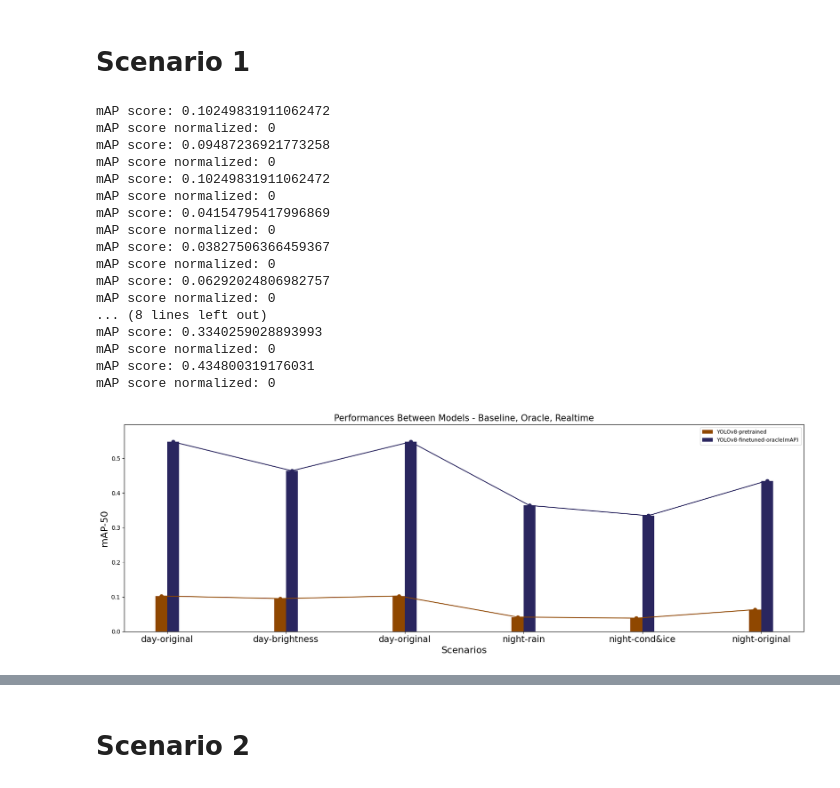
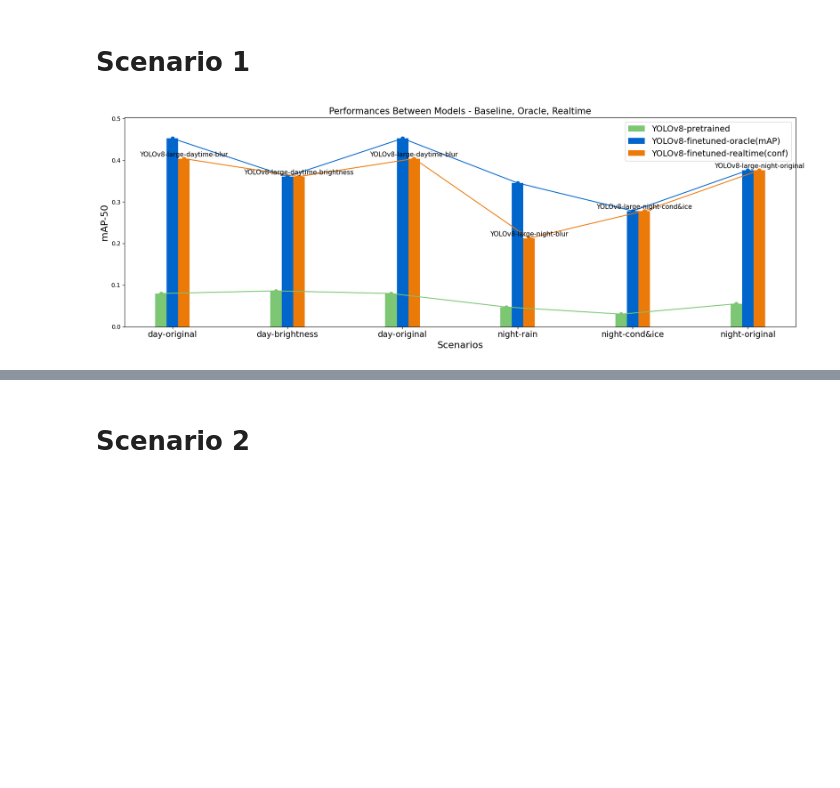
Before and after one commit to kmuhan/GREAT, a Jupyter notebook: subsequent-evaluation.ipynb, the cells around one changed output, grey strips where cells are left out. Drawn from its saved outputs; the diff is of its cells as text; code cells hidden in the pictures; blank space fills up the shorter version.

```diff
--- a/subsequent-evaluation.ipynb
+++ b/subsequent-evaluation.ipynb
@@ -255,7 +272,7 @@ label_folders = [
     'BDD100k/labels/test/'
 ]
 
-categories = [
+categories_c1 = [
     'day-original',
     'day-brightness',
     'day-original',
@@ -270,63 +287,70 @@ model0 = YOLO('model/YOLOv8-large-daytime/weights/best.pt')
 model1 = YOLO('model/YOLOv8-large-daytime-brightness-v2/weights/best.pt')
 model2 = YOLO('model/YOLOv8-large-daytime/weights/best.pt')
 model3 = YOLO('model/YOLOv8-large-night-rain/weights/best.pt')
 model4 = YOLO('model/YOLOv8-large-night-cond&ice/weights/best.pt')
 model5 = YOLO('model/YOLOv8-large-night-original/weights/best.pt')
 
 baseline_c1 = []
 oracle_c1 = []
+realtime_c1 = []
+
+EVC = 300
 
 for i in range(len(image_folders)):
-    baseline_c1.append(get_score_map(model=model99, root_folder=label_folders[i], image_folder=image_folders[i], evc=100)[0])
+    baseline_c1.append(get_score_map(model=model99, root_folder=label_folders[i], image_folder=image_folders[i], evc=EVC)[0])
 
-oracle_c1.append(get_score_map(model=model0, root_folder=label_folders[0], image_folder=image_folders[0], evc=100)[0])
-oracle_c1.append(get_score_map(model=model1, root_folder=label_folders[1], image_folder=image_folders[1], evc=100)[0])
-oracle_c1.append(get_score_map(model=model2, root_folder=label_folders[2], image_folder=image_folders[2], evc=100)[0])
-oracle_c1.append(get_score_map(model=model3, root_folder=label_folders[3], image_folder=image_folders[3], evc=100)[0])
-oracle_c1.append(get_score_map(model=model4, root_folder=label_folders[4], image_folder=image_folders[4], evc=100)[0])
-oracle_c1.append(get_score_map(model=model5, root_folder=label_folders[5], image_folder=image_folders[5], evc=100)[0])
+oracle_c1.append(get_score_map(model=model0, root_folder=label_folders[0], image_folder=image_folders[0], evc=EVC)[0])
+oracle_c1.append(get_score_map(model=model1, root_folder=label_folders[1], image_folder=image_folders[1], evc=EVC)[0])
+oracle_c1.append(get_score_map(model=model2, root_folder=label_folders[2], image_folder=image_folders[2], evc=EVC)[0])
+oracle_c1.append(get_score_map(model=model3, root_folder=label_folders[3], image_folder=image_folders[3], evc=EVC)[0])
+oracle_c1.append(get_score_map(model=model4, root_folder=label_folders[4], image_folder=image_folders[4], evc=EVC)[0])
+oracle_c1.append(get_score_map(model=model5, root_folder=label_folders[5], image_folder=image_folders[5], evc=EVC)[0])
 
-x = np.arange(len(categories))
+best_models_conf = []
+for i in range(len(image_folders)):
+    best_model_conf = get_best_conf(image_folder=image_folders[i], evc=EVC*0.05)
+    best_models_conf.append(best_model_conf)
+    realtime_c1.append(get_score_map(model=YOLO(best_model_conf), root_folder=label_folders[i], image_folder=image_folders[i], evc=EVC)[0])
+
+categories_c1 = [
+    'day-original',
+    'day-brightness',
+    'day-original',
+    'night-rain',
+    'night-cond&ice',
+    'night-original'
+]
+
+x = np.arange(len(categories_c1))
 width = 0.1
 
 fig, ax = plt.subplots(figsize=(17, 6))
 
-ax.bar(x - 0.5*width, baseline_c1, width, label='YOLOv8-pretrained', color='#8F4700')
-ax.plot(x - 0.5*width, baseline_c1, marker='o', color='#8F4700')
+ax.bar(x - 1*width, baseline_c1, width, label='YOLOv8-pretrained', color='#7CC674')
+ax.plot(x - 1*width, baseline_c1, marker='o', color='#7CC674')
 
-ax.bar(x + 0.5*width, oracle_c1, width, label='YOLOv8-finetuned-oracle(mAP)', color='#2A265F')
-ax.plot(x + 0.5*width, oracle_c1, marker='o', color='#2A265F')
+ax.bar(x, oracle_c1, width, label='YOLOv8-finetuned-oracle(mAP)', color='#06C')
+ax.plot(x, oracle_c1, marker='o', color='#06C')
+
+ax.bar(x + 1*width, realtime_c1, width, label='YOLOv8-finetuned-realtime(conf)', color='#EC7A08')
+ax.plot(x + 1*width, realtime_c1, marker='o', color='#EC7A08')
 
 ax.set_xlabel('Scenarios', fontsize=16)
 ax.set_ylabel('mAP-50', fontsize=16)
 ax.set_title('Performances Between Models - Baseline, Oracle, Realtime', fontsize=15)
 ax.set_xticks(x)
-ax.set_xticklabels(categories, fontsize=15)
-ax.legend(fontsize=9)
+ax.set_xticklabels(categories_c1, fontsize=14)
+ax.legend(fontsize=14)
 
 y_min = 0
-y_max = max([max(baseline_c1), max(oracle_c1)]) + 0.05
+y_max = max([max(baseline_c1), max(oracle_c1), max(realtime_c1)]) + 0.05
 ax.set_ylim([y_min, y_max])
+
+for i in range(len(categories_c1)):
+    ax.text(x[i] + 1*width, realtime_c1[i] + 0.005, f'{best_models_conf_c1[i]}', ha='center', fontsize=11, color='#000')
 
 fig.tight_layout()
 
 plt.show()
 # %% [output]
-mAP score: 0.10249831911062472
-mAP score normalized: 0
-mAP score: 0.09487236921773258
-mAP score normalized: 0
-mAP score: 0.10249831911062472
-mAP score normalized: 0
-mAP score: 0.04154795417996869
-mAP score normalized: 0
-mAP score: 0.03827506366459367
-mAP score normalized: 0
-mAP score: 0.06292024806982757
-mAP score normalized: 0
-... (8 lines left out)
-mAP score: 0.3340259028893993
-mAP score normalized: 0
-mAP score: 0.434800319176031
-mAP score normalized: 0
-[figure, old version]
+[figure, new version]
```
Also changed, not shown: parts of 11 cells of this notebook.
